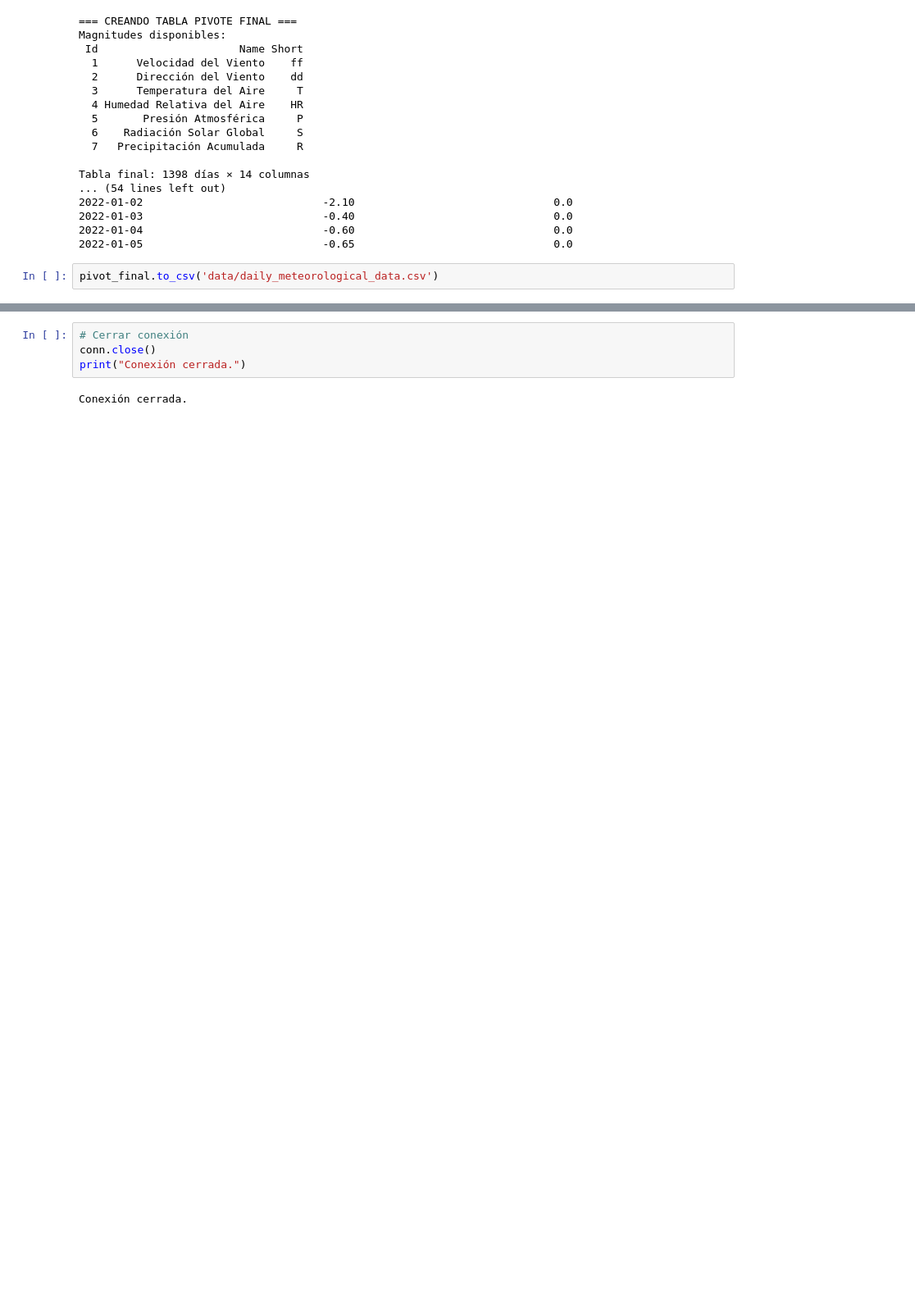
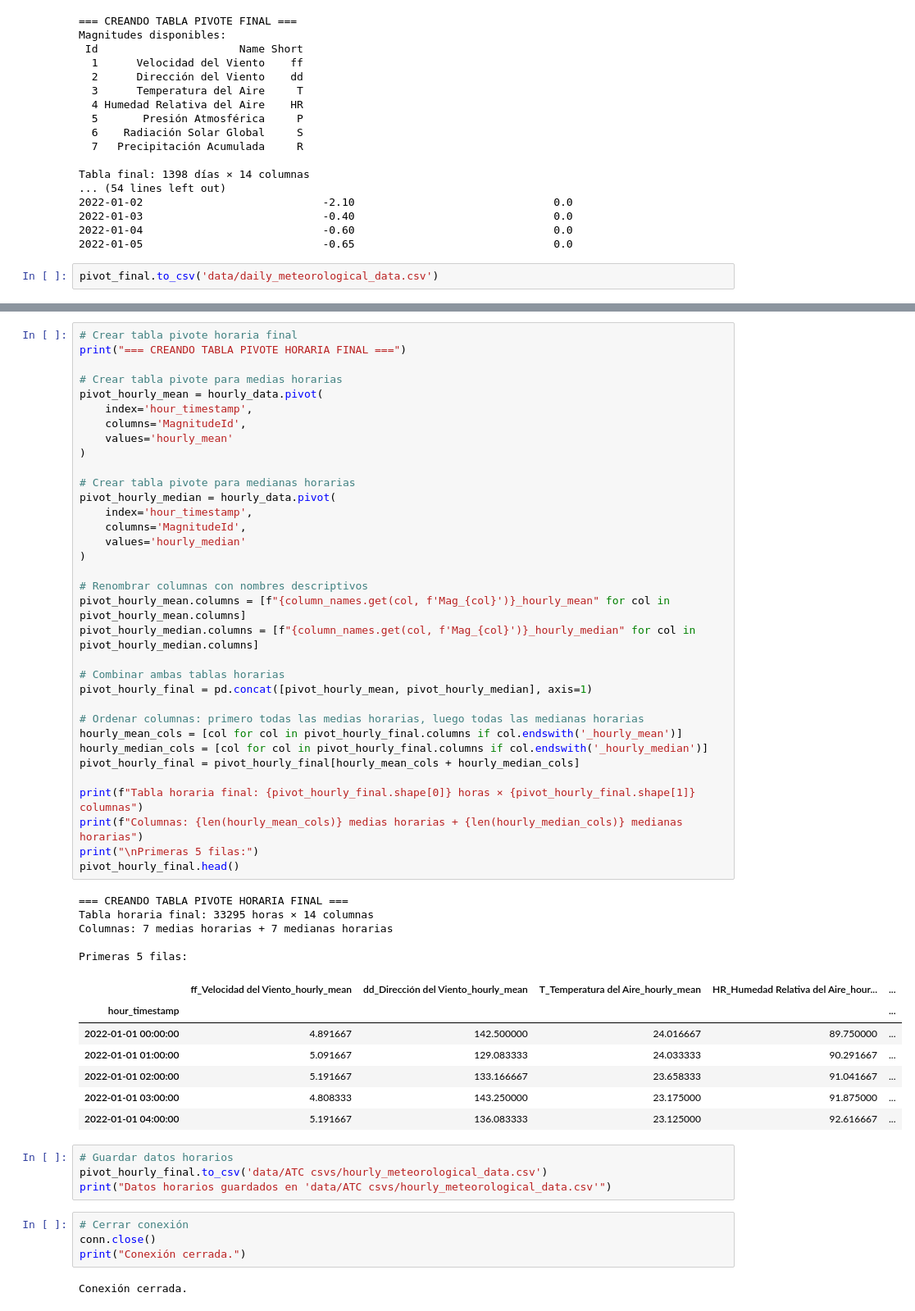
Before and after one commit to tonycp/ml-project, a Jupyter notebook: models/preprocess_meteorology_db.ipynb, the cells around one changed output, grey strips where cells are left out. Shown at 82% size. Drawn from its saved outputs; the diff is of its cells as text; blank space fills up the shorter version.

Commit message:
Hourly foracasting pipeline added

```diff
--- a/models/preprocess_metro_db.ipynb
+++ b/models/preprocess_meteorology_db.ipynb
@@ -375,3 +401,54 @@ pivot_final.to_csv('data/daily_meteorological_data.csv')
+# %%
+# Crear tabla pivote horaria final
+print("=== CREANDO TABLA PIVOTE HORARIA FINAL ===")
+
+# Crear tabla pivote para medias horarias
+pivot_hourly_mean = hourly_data.pivot(
+    index='hour_timestamp',
+    columns='MagnitudeId',
+    values='hourly_mean'
+)
+
+# Crear tabla pivote para medianas horarias
+pivot_hourly_median = hourly_data.pivot(
+    index='hour_timestamp',
+    columns='MagnitudeId',
+    values='hourly_median'
+)
+
+# Renombrar columnas con nombres descriptivos
+pivot_hourly_mean.columns = [f"{column_names.get(col, f'Mag_{col}')}_hourly_mean" for col in pivot_hourly_mean.columns]
+pivot_hourly_median.columns = [f"{column_names.get(col, f'Mag_{col}')}_hourly_median" for col in pivot_hourly_median.columns]
+
+# Combinar ambas tablas horarias
+pivot_hourly_final = pd.concat([pivot_hourly_mean, pivot_hourly_median], axis=1)
+
+# Ordenar columnas: primero todas las medias horarias, luego todas las medianas horarias
+hourly_mean_cols = [col for col in pivot_hourly_final.columns if col.endswith('_hourly_mean')]
+hourly_median_cols = [col for col in pivot_hourly_final.columns if col.endswith('_hourly_median')]
+pivot_hourly_final = pivot_hourly_final[hourly_mean_cols + hourly_median_cols]
+
+print(f"Tabla horaria final: {pivot_hourly_final.shape[0]} horas × {pivot_hourly_final.shape[1]} columnas")
+print(f"Columnas: {len(hourly_mean_cols)} medias horarias + {len(hourly_median_cols)} medianas horarias")
+print("\nPrimeras 5 filas:")
+pivot_hourly_final.head()
+# %% [output]
+=== CREANDO TABLA PIVOTE HORARIA FINAL ===
+Tabla horaria final: 33295 horas × 14 columnas
+Columnas: 7 medias horarias + 7 medianas horarias
+
+Primeras 5 filas:
+|  | ff_Velocidad del Viento_hourly_mean | dd_Dirección del Viento_hourly_mean | T_Temperatura del Aire_hourly_mean | HR_Humedad Relativa del Aire_hour... | ... |
+| hour_timestamp |  |  |  |  | ... |
+| 2022-01-01 00:00:00 | 4.891667 | 142.500000 | 24.016667 | 89.750000 | ... |
+| 2022-01-01 01:00:00 | 5.091667 | 129.083333 | 24.033333 | 90.291667 | ... |
+| 2022-01-01 02:00:00 | 5.191667 | 133.166667 | 23.658333 | 91.041667 | ... |
+| 2022-01-01 03:00:00 | 4.808333 | 143.250000 | 23.175000 | 91.875000 | ... |
+| 2022-01-01 04:00:00 | 5.191667 | 136.083333 | 23.125000 | 92.616667 | ... |
+# %%
+# Guardar datos horarios
+pivot_hourly_final.to_csv('data/ATC csvs/hourly_meteorological_data.csv')
+print("Datos horarios guardados en 'data/ATC csvs/hourly_meteorological_data.csv'")
 # %%
 # Cerrar conexión
 conn.close()
```
Also changed, not shown: parts of 4 cells of this notebook, 12 other files.
